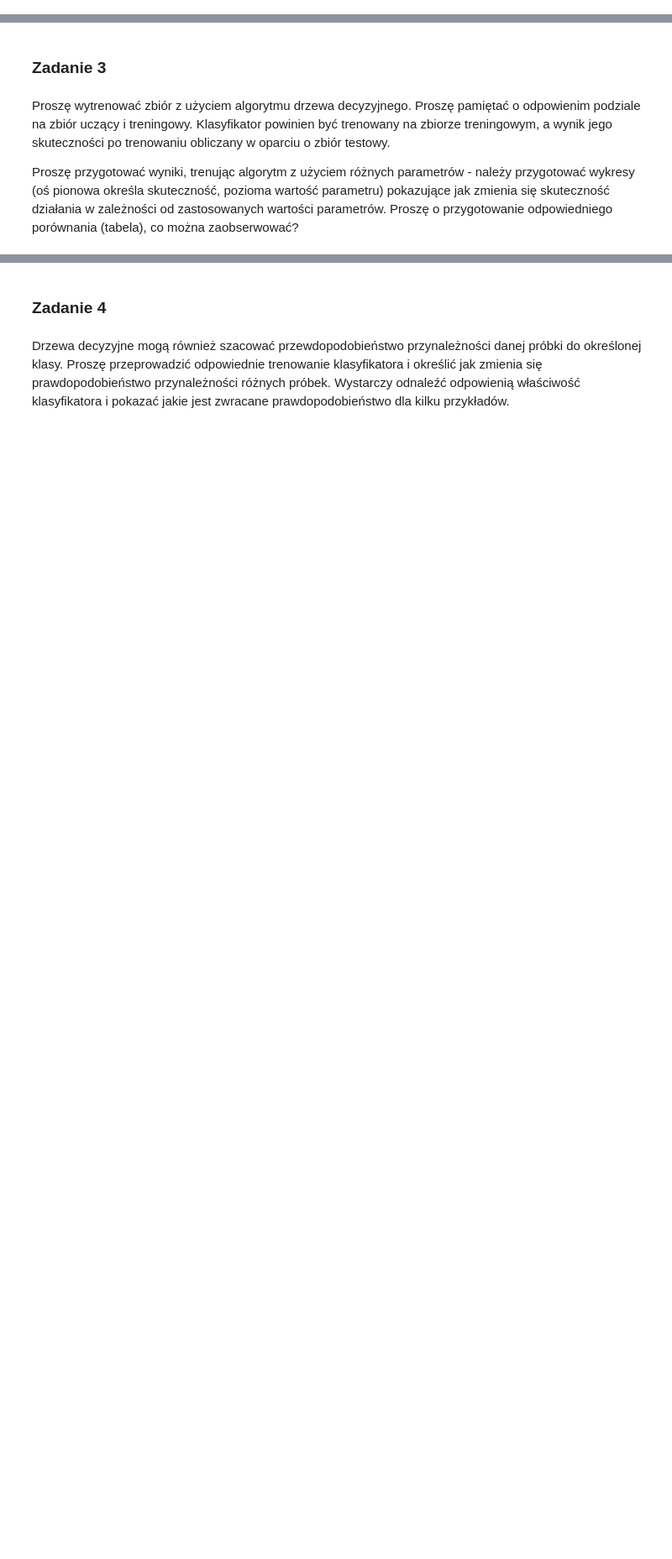
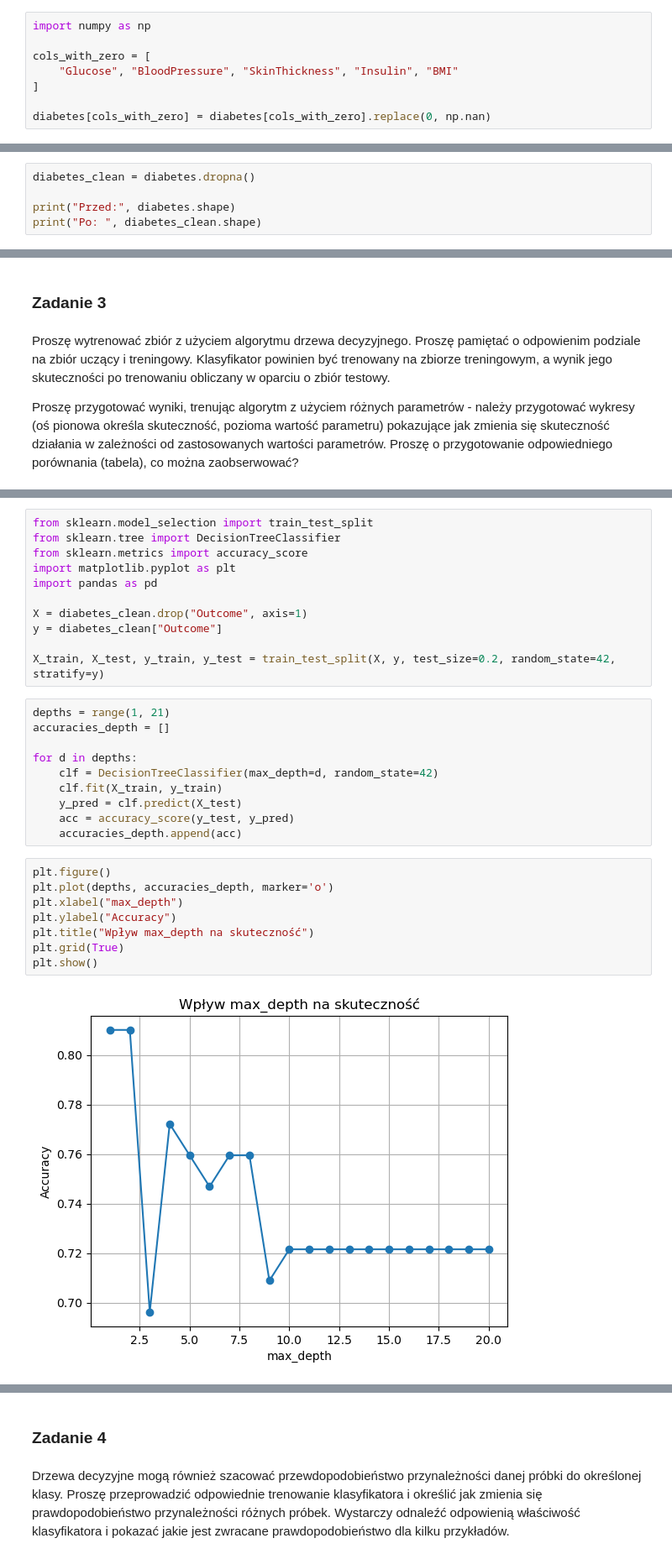
Before and after one commit to kamazur2002/pk_machine_learning, a Jupyter notebook: decision_tree/160803_Kamila_Zur_Decission_Tree.ipynb, the cells around one changed output, grey strips where cells are left out. Shown at 84% size. Drawn from its saved outputs; the diff is of its cells as text; blank space fills up the shorter version.

```diff
--- a/decision_tree/160803_Kamila_Zur_Decission_Tree.ipynb
+++ b/decision_tree/160803_Kamila_Zur_Decission_Tree.ipynb
@@ -127,0 +203,8 @@ Proszę o wczytanie, opisanie zbioru danych: https://www.kaggle.com/datasets/mat
+# %%
+import numpy as np
+
+cols_with_zero = [
+    "Glucose", "BloodPressure", "SkinThickness", "Insulin", "BMI"
+]
+
+diabetes[cols_with_zero] = diabetes[cols_with_zero].replace(0, np.nan)
@@ -127,0 +224,5 @@ Proszę o wczytanie, opisanie zbioru danych: https://www.kaggle.com/datasets/mat
+# %%
+diabetes_clean = diabetes.dropna()
+
+print("Przed:", diabetes.shape)
+print("Po: ", diabetes_clean.shape)
@@ -135,0 +238,31 @@ Proszę przygotować wyniki, trenując algorytm z użyciem różnych parametrów
+# %%
+from sklearn.model_selection import train_test_split
+from sklearn.tree import DecisionTreeClassifier
+from sklearn.metrics import accuracy_score
+import matplotlib.pyplot as plt
+import pandas as pd
+
+X = diabetes_clean.drop("Outcome", axis=1)
+y = diabetes_clean["Outcome"]
+
+X_train, X_test, y_train, y_test = train_test_split(X, y, test_size=0.2, random_state=42, stratify=y)
+# %%
+depths = range(1, 21)
+accuracies_depth = []
+
+for d in depths:
+    clf = DecisionTreeClassifier(max_depth=d, random_state=42)
+    clf.fit(X_train, y_train)
+    y_pred = clf.predict(X_test)
+    acc = accuracy_score(y_test, y_pred)
+    accuracies_depth.append(acc)
+# %%
+plt.figure()
+plt.plot(depths, accuracies_depth, marker='o')
+plt.xlabel("max_depth")
+plt.ylabel("Accuracy")
+plt.title("Wpływ max_depth na skuteczność")
+plt.grid(True)
+plt.show()
+# %% [output]
+[figure, added]
```
Also changed, not shown: parts of 32 cells of this notebook.
